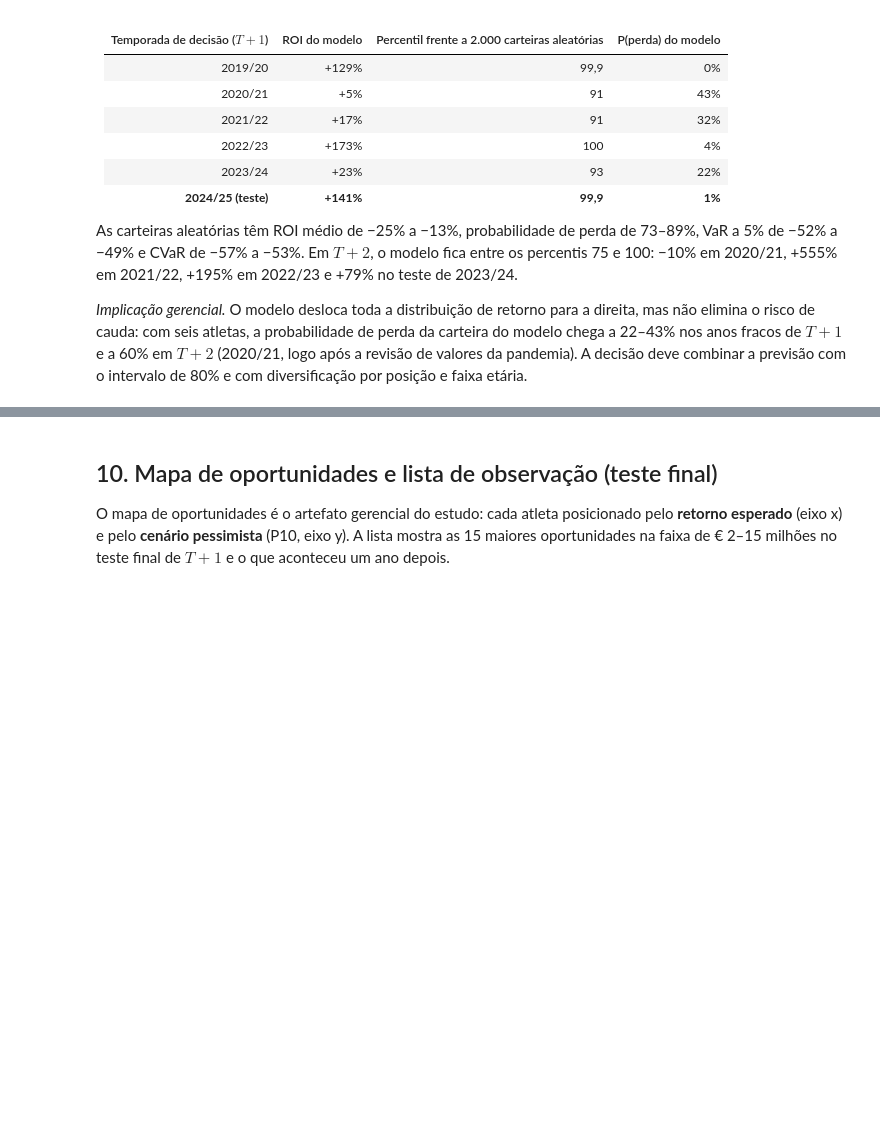
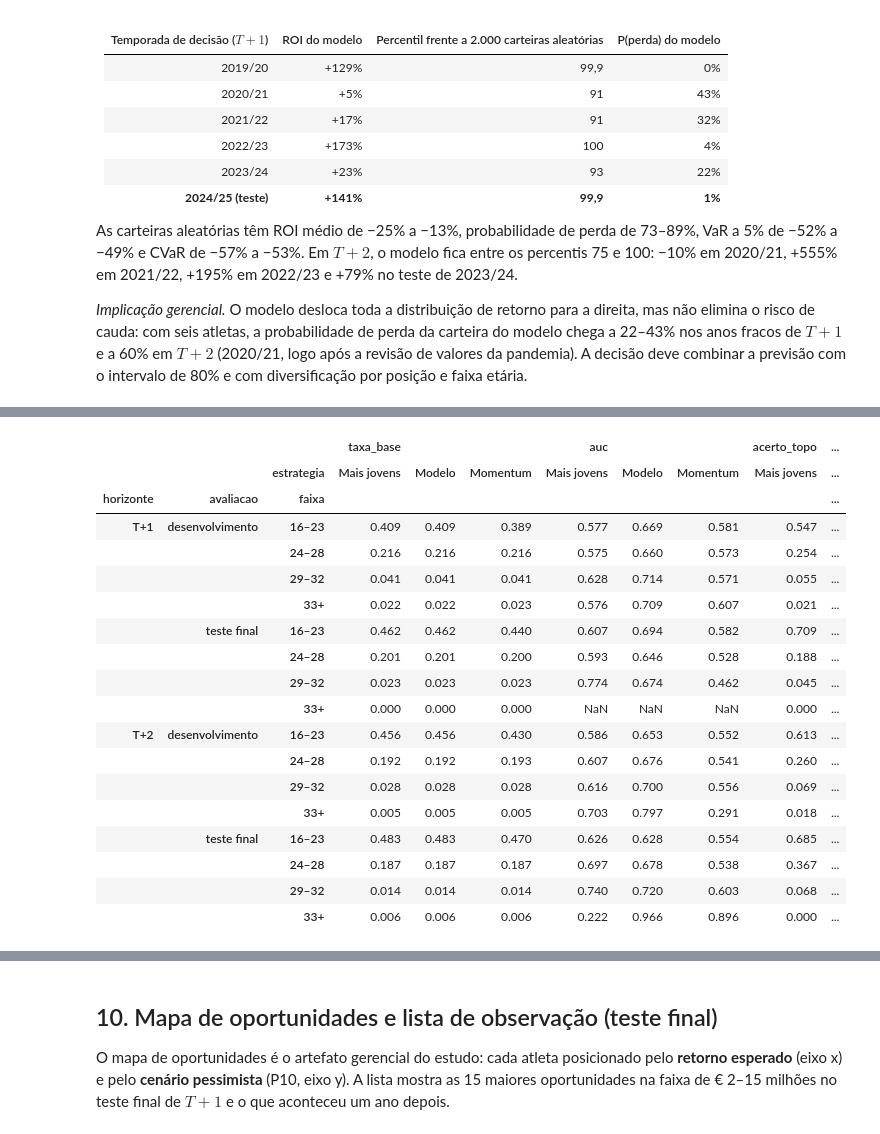
Before and after one commit to alvarodevbr/football-analytics, a Jupyter notebook: notebooks/05_model_interpretation.ipynb, the cells around one changed output, grey strips where cells are left out. Cells and saved outputs as stored; diff of their text form; code cells hidden in the pictures; blank space fills up the shorter version.

```diff
--- a/notebooks/05_model_interpretation.ipynb
+++ b/notebooks/05_model_interpretation.ipynb
@@ -1089,0 +1172,21 @@ combinar a previsão com o intervalo de 80% e com diversificação por posição
+# %%
+# IC 95% por bootstrap de clubes × temporada no teste final: AUC do modelo e vantagem sobre as heurísticas
+def auc_gap(f: pd.DataFrame, key: str, ref: str | None = None) -> float:
+    if ref is None:
+        return it.auc(f[key], f["dv_pct_pred_mean"])
+    m = f[ref].notna()                       # a comparação usa só os atletas com as duas pontuações
+    return it.auc(f.loc[m, key], f.loc[m, "dv_pct_pred_mean"]) - it.auc(f.loc[m, key], f.loc[m, ref])
+
+
+ci_rows = []
+for k in HORIZONS:
+    g = dec[(dec["horizon"] == k) & dec["is_holdout"]].reset_index(drop=True)
+    clusters = md.cluster_codes(g)
+    for key in ("valorizou", MAIN_LABEL):
+        for name, ref in (("AUC do modelo", None), ("Modelo − mais jovens", "idade_invertida"),
+                          ("Modelo − momentum", "log_return_lag1")):
+            ci = md.cluster_bootstrap(g, lambda f: auc_gap(f, key, ref), clusters, n_boot=1000)
+            ci_rows.append({"horizonte": f"T+{k}", "rotulo": key, "estatistica": name, **ci})
+auc_ci = pd.DataFrame(ci_rows)
+save_csv(auc_ci, "tab13c_decisao_auc_teste_ic95", index=False)
+display(auc_ci.round(3))
@@ -1089,0 +1207,32 @@ combinar a previsão com o intervalo de 80% e com diversificação por posição
+# %%
+# A regra frente à idade: dentro de cada faixa etária, o modelo ainda separa quem paga a operação?
+rows = []
+for (k, season, band), g in dec.groupby(["horizon", "season", band_col], observed=True):
+    for name in ("Modelo", "Mais jovens", "Momentum"):
+        rows.append({"horizonte": f"T+{k}", "avaliacao": g["avaliacao"].iloc[0], "faixa": band, "estrategia": name,
+                     **it.decision_metrics(g[MAIN_LABEL], g[DEC_SCORES[name]])})
+by_band = (pd.DataFrame(rows).groupby(["horizonte", "avaliacao", "faixa", "estrategia"], sort=False)
+           .agg(n=("n", "sum"), taxa_base=("taxa_base", "mean"), auc=("auc", "mean"), acerto_topo=("acerto_topo", "mean"))
+           .sort_index(level=["horizonte", "avaliacao", "faixa"], sort_remaining=False))
+save_csv(by_band, "tab14_decisao_por_faixa_etaria")
+display(by_band.unstack("estrategia")[["taxa_base", "auc", "acerto_topo"]].round(3))
+# %% [output]
+|  |  |  | taxa_base |  |  | auc |  |  | acerto_topo | ... |
+|  |  | estrategia | Mais jovens | Modelo | Momentum | Mais jovens | Modelo | Momentum | Mais jovens | ... |
+| horizonte | avaliacao | faixa |  |  |  |  |  |  |  | ... |
+| T+1 | desenvolvimento | 16–23 | 0.409 | 0.409 | 0.389 | 0.577 | 0.669 | 0.581 | 0.547 | ... |
+|  |  | 24–28 | 0.216 | 0.216 | 0.216 | 0.575 | 0.660 | 0.573 | 0.254 | ... |
+|  |  | 29–32 | 0.041 | 0.041 | 0.041 | 0.628 | 0.714 | 0.571 | 0.055 | ... |
+|  |  | 33+ | 0.022 | 0.022 | 0.023 | 0.576 | 0.709 | 0.607 | 0.021 | ... |
+|  | teste final | 16–23 | 0.462 | 0.462 | 0.440 | 0.607 | 0.694 | 0.582 | 0.709 | ... |
+|  |  | 24–28 | 0.201 | 0.201 | 0.200 | 0.593 | 0.646 | 0.528 | 0.188 | ... |
+|  |  | 29–32 | 0.023 | 0.023 | 0.023 | 0.774 | 0.674 | 0.462 | 0.045 | ... |
+|  |  | 33+ | 0.000 | 0.000 | 0.000 | NaN | NaN | NaN | 0.000 | ... |
+| T+2 | desenvolvimento | 16–23 | 0.456 | 0.456 | 0.430 | 0.586 | 0.653 | 0.552 | 0.613 | ... |
+|  |  | 24–28 | 0.192 | 0.192 | 0.193 | 0.607 | 0.676 | 0.541 | 0.260 | ... |
+|  |  | 29–32 | 0.028 | 0.028 | 0.028 | 0.616 | 0.700 | 0.556 | 0.069 | ... |
+|  |  | 33+ | 0.005 | 0.005 | 0.005 | 0.703 | 0.797 | 0.291 | 0.018 | ... |
+|  | teste final | 16–23 | 0.483 | 0.483 | 0.470 | 0.626 | 0.628 | 0.554 | 0.685 | ... |
+|  |  | 24–28 | 0.187 | 0.187 | 0.187 | 0.697 | 0.678 | 0.538 | 0.367 | ... |
+|  |  | 29–32 | 0.014 | 0.014 | 0.014 | 0.740 | 0.720 | 0.603 | 0.068 | ... |
+|  |  | 33+ | 0.006 | 0.006 | 0.006 | 0.222 | 0.966 | 0.896 | 0.000 | ... |
```
Also changed, not shown: parts of 16 cells of this notebook, 21 other files.
